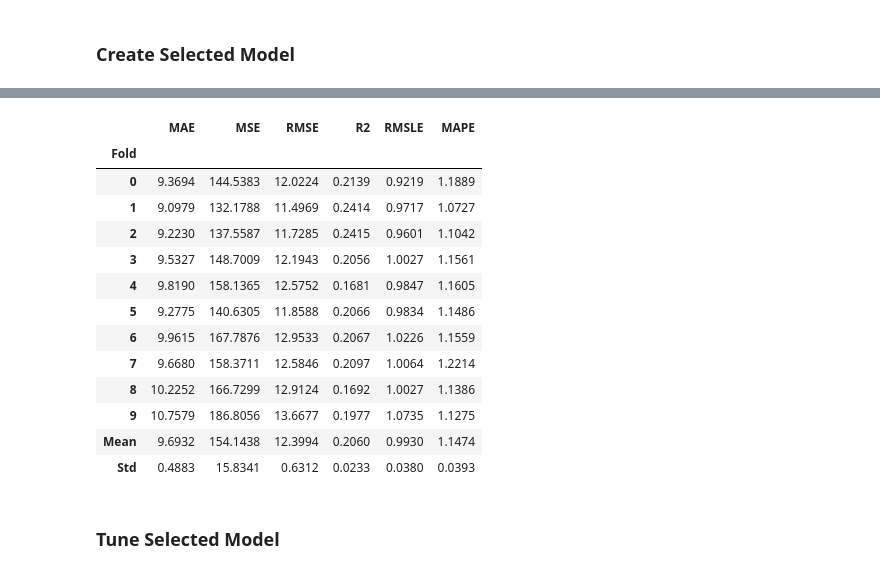
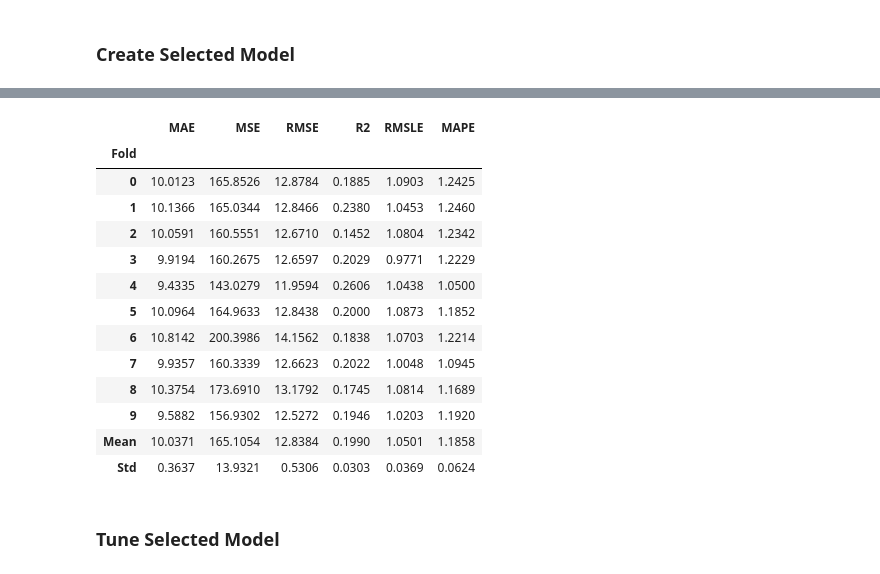
Before and after one commit to NBA-Betting/NBA_Betting, a Jupyter notebook: notebooks/PyCaret_AutoML.ipynb, the cells around one changed output, grey strips where cells are left out. Saved outputs shown, nothing was run; the diff lists cells and outputs as text; code cells hidden in the pictures.

Commit message:
Modeling Refactored

```diff
--- a/notebooks/PyCaret_AutoML.ipynb
+++ b/notebooks/PyCaret_AutoML.ipynb
@@ -331,23 +331,23 @@ best_3_models = py_reg.compare_models(n_select=3)
 
 ### Create Selected Model
 # %%
-model = py_reg.create_model('lr')
+model = py_reg.create_model('lasso')
 # %% [output]
 [interactive output not drawn]
 |  | MAE | MSE | RMSE | R2 | RMSLE | MAPE |
 | Fold |  |  |  |  |  |  |
-| 0 | 9.3694 | 144.5383 | 12.0224 | 0.2139 | 0.9219 | 1.1889 |
-| 1 | 9.0979 | 132.1788 | 11.4969 | 0.2414 | 0.9717 | 1.0727 |
-| 2 | 9.2230 | 137.5587 | 11.7285 | 0.2415 | 0.9601 | 1.1042 |
-| 3 | 9.5327 | 148.7009 | 12.1943 | 0.2056 | 1.0027 | 1.1561 |
-| 4 | 9.8190 | 158.1365 | 12.5752 | 0.1681 | 0.9847 | 1.1605 |
-| 5 | 9.2775 | 140.6305 | 11.8588 | 0.2066 | 0.9834 | 1.1486 |
-| 6 | 9.9615 | 167.7876 | 12.9533 | 0.2067 | 1.0226 | 1.1559 |
-| 7 | 9.6680 | 158.3711 | 12.5846 | 0.2097 | 1.0064 | 1.2214 |
-| 8 | 10.2252 | 166.7299 | 12.9124 | 0.1692 | 1.0027 | 1.1386 |
-| 9 | 10.7579 | 186.8056 | 13.6677 | 0.1977 | 1.0735 | 1.1275 |
-| Mean | 9.6932 | 154.1438 | 12.3994 | 0.2060 | 0.9930 | 1.1474 |
-| Std | 0.4883 | 15.8341 | 0.6312 | 0.0233 | 0.0380 | 0.0393 |
+| 0 | 10.0123 | 165.8526 | 12.8784 | 0.1885 | 1.0903 | 1.2425 |
+| 1 | 10.1366 | 165.0344 | 12.8466 | 0.2380 | 1.0453 | 1.2460 |
+| 2 | 10.0591 | 160.5551 | 12.6710 | 0.1452 | 1.0804 | 1.2342 |
+| 3 | 9.9194 | 160.2675 | 12.6597 | 0.2029 | 0.9771 | 1.2229 |
+| 4 | 9.4335 | 143.0279 | 11.9594 | 0.2606 | 1.0438 | 1.0500 |
+| 5 | 10.0964 | 164.9633 | 12.8438 | 0.2000 | 1.0873 | 1.1852 |
+| 6 | 10.8142 | 200.3986 | 14.1562 | 0.1838 | 1.0703 | 1.2214 |
+| 7 | 9.9357 | 160.3339 | 12.6623 | 0.2022 | 1.0048 | 1.0945 |
+| 8 | 10.3754 | 173.6910 | 13.1792 | 0.1745 | 1.0814 | 1.1689 |
+| 9 | 9.5882 | 156.9302 | 12.5272 | 0.1946 | 1.0203 | 1.1920 |
+| Mean | 10.0371 | 165.1054 | 12.8384 | 0.1990 | 1.0501 | 1.1858 |
+| Std | 0.3637 | 13.9321 | 0.5306 | 0.0303 | 0.0369 | 0.0624 |
 # %% [markdown]
 <a id=tune></a>
 
```
Also changed, not shown: parts of 14 cells of this notebook, 18 other files.
